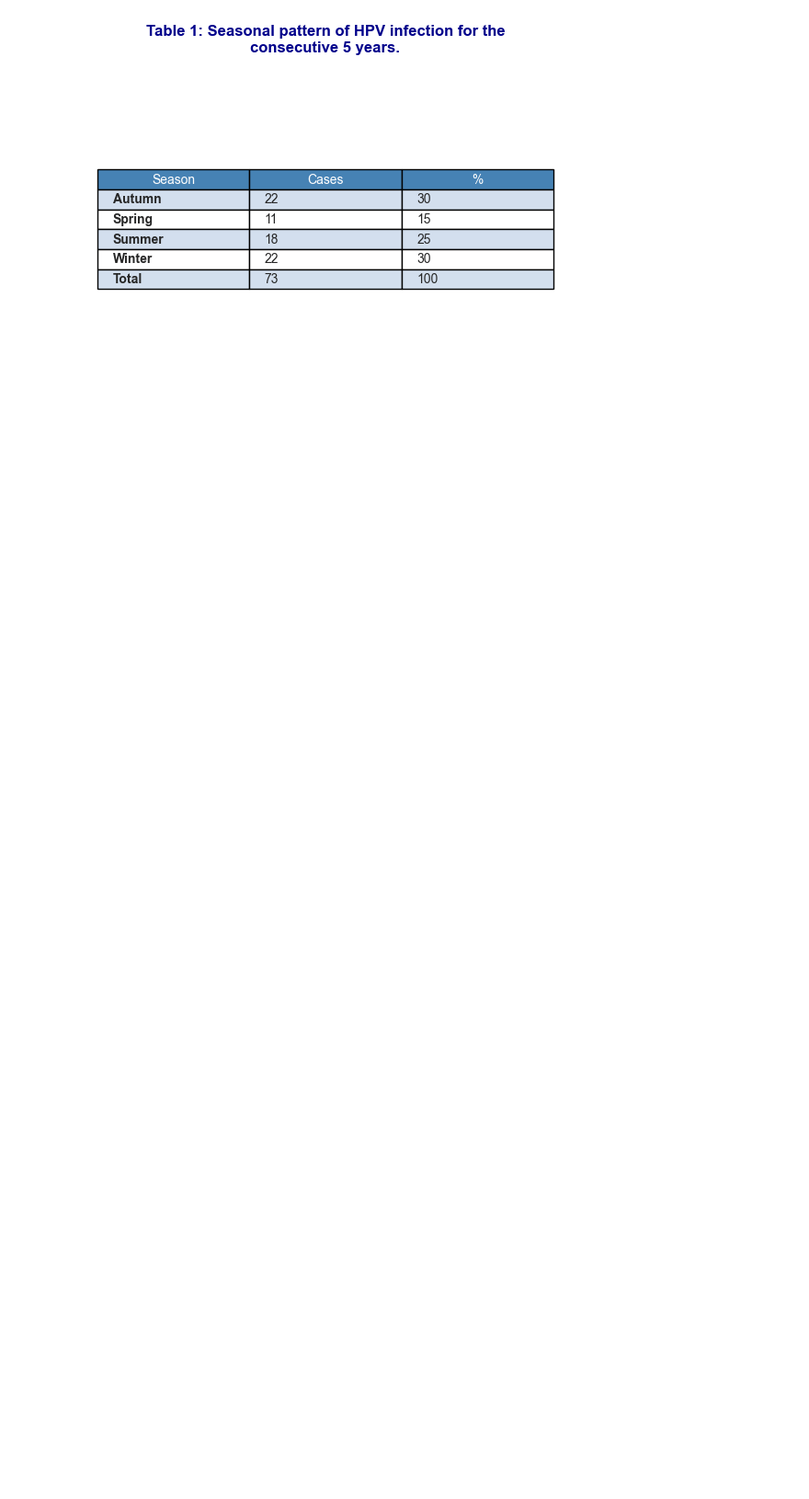
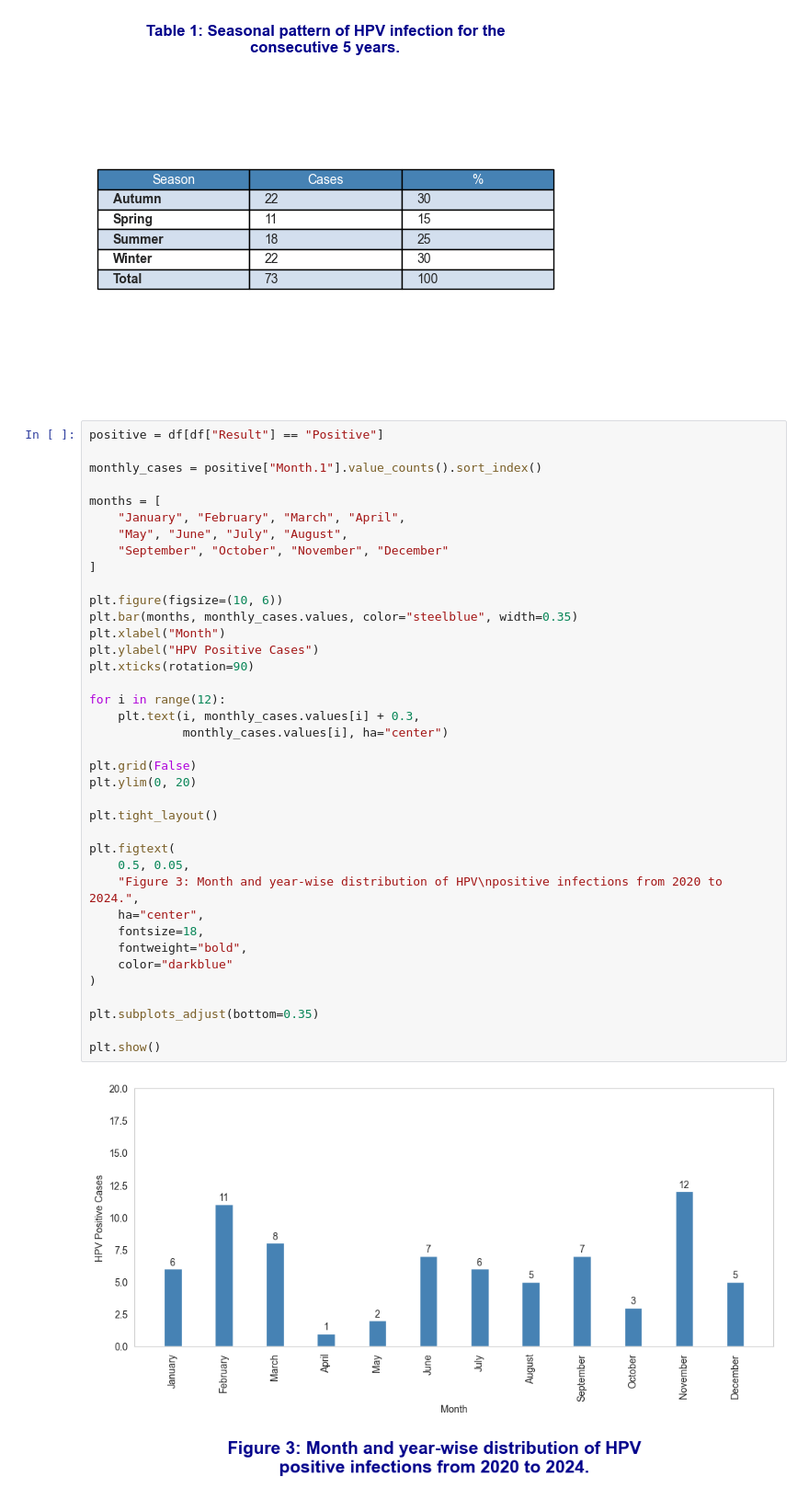
Before and after one commit to morshedrafi9/hpv_research_visualisation-01, a Jupyter notebook: HPV_research PRESENTATION (FINAL CODE).ipynb, the cells around one changed output. Shown at 92% size. Drawn from its saved outputs; the diff is of its cells as text; blank space fills up the shorter version.

```diff
--- a/HPV_research PRESENTATION (FINAL CODE).ipynb
+++ b/HPV_research PRESENTATION (FINAL CODE).ipynb
@@ -398,3 +398,43 @@ plt.title(
 plt.show()
 # %% [output]
 [figure]
+# %%
+positive = df[df["Result"] == "Positive"]
+
+monthly_cases = positive["Month.1"].value_counts().sort_index()
+
+months = [
+    "January", "February", "March", "April",
+    "May", "June", "July", "August",
+    "September", "October", "November", "December"
+]
+
+plt.figure(figsize=(10, 6))
+plt.bar(months, monthly_cases.values, color="steelblue", width=0.35)
+plt.xlabel("Month")
+plt.ylabel("HPV Positive Cases")
+plt.xticks(rotation=90)
+
+for i in range(12):
+    plt.text(i, monthly_cases.values[i] + 0.3,
+             monthly_cases.values[i], ha="center")
+
+plt.grid(False)
+plt.ylim(0, 20)
+
+plt.tight_layout()
+
+plt.figtext(
+    0.5, 0.05,
+    "Figure 3: Month and year-wise distribution of HPV\npositive infections from 2020 to 2024.",
+    ha="center",
+    fontsize=18,
+    fontweight="bold",
+    color="darkblue"
+)
+
+plt.subplots_adjust(bottom=0.35)
+
+plt.show()
+# %% [output]
+[figure, added]
```
Also changed, not shown: parts of 1 cell of this notebook.
